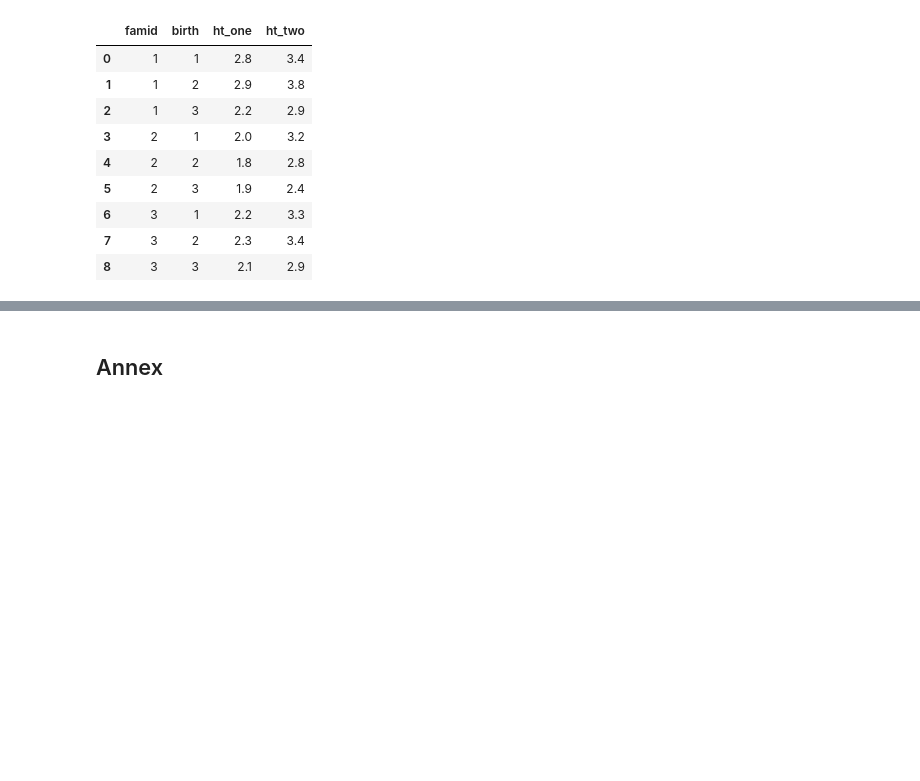
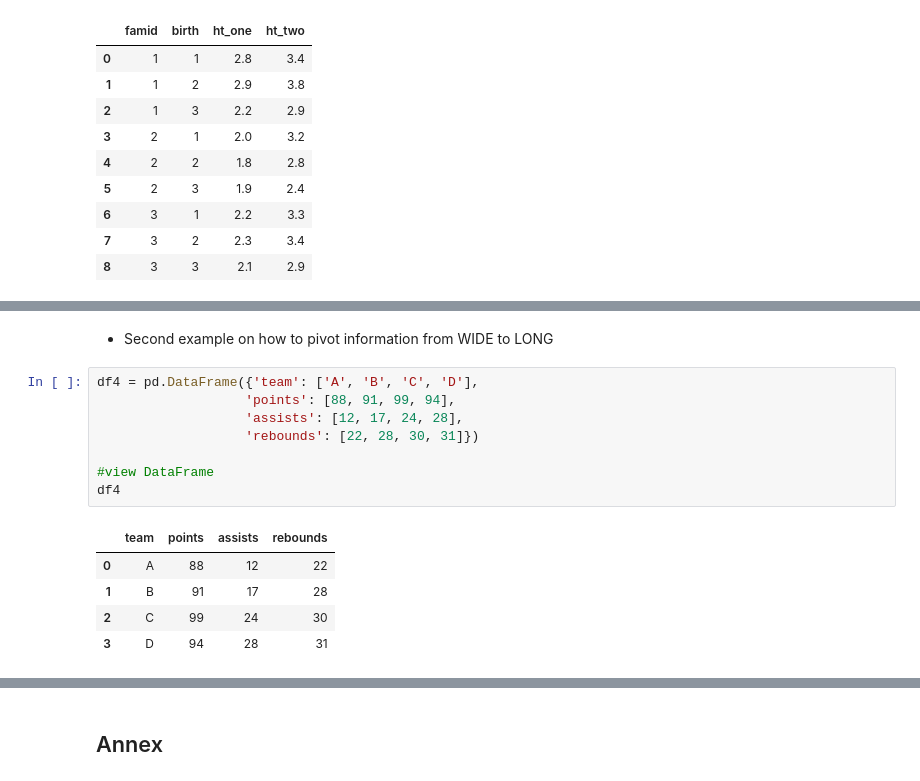
Before and after one commit to Pablo-source/ML-using-Python, a Jupyter notebook: data_wrangling_scripts/07_Reshaping_data_wide_to_long_long_to_wide.ipynb, the cells around one changed output, grey strips where cells are left out. Saved outputs shown, nothing was run; the diff lists cells and outputs as text; blank space fills up the shorter version.

```diff
--- a/data_wrangling_scripts/07_Reshaping_data_wide_to_long_long_to_wide.ipynb
+++ b/data_wrangling_scripts/07_Reshaping_data_wide_to_long_long_to_wide.ipynb
@@ -136,0 +184,16 @@ df3
+# %% [markdown]
+- Second example on how to pivot information from WIDE to LONG
+# %%
+df4 = pd.DataFrame({'team': ['A', 'B', 'C', 'D'],
+                   'points': [88, 91, 99, 94],
+                   'assists': [12, 17, 24, 28],
+                   'rebounds': [22, 28, 30, 31]})
+
+#view DataFrame
+df4
+# %% [output]
+|  | team | points | assists | rebounds |
+| 0 | A | 88 | 12 | 22 |
+| 1 | B | 91 | 17 | 28 |
+| 2 | C | 99 | 24 | 30 |
+| 3 | D | 94 | 28 | 31 |
```
Also changed, not shown: parts of 7 cells of this notebook.
